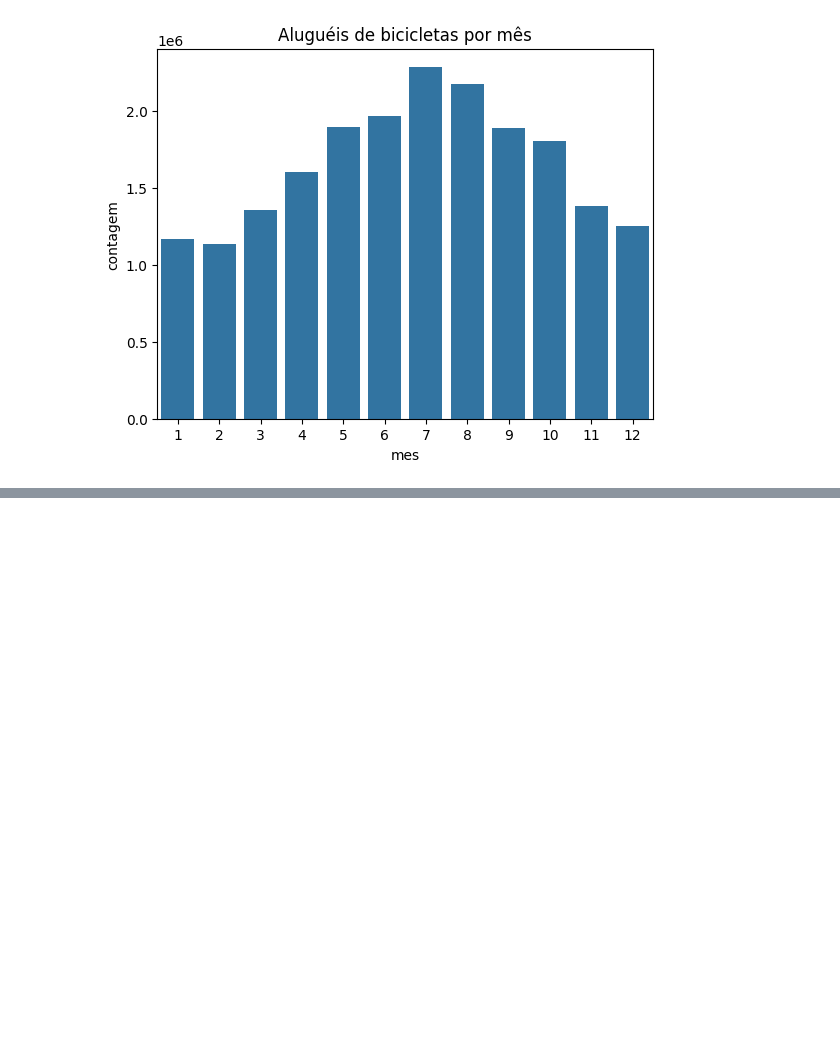
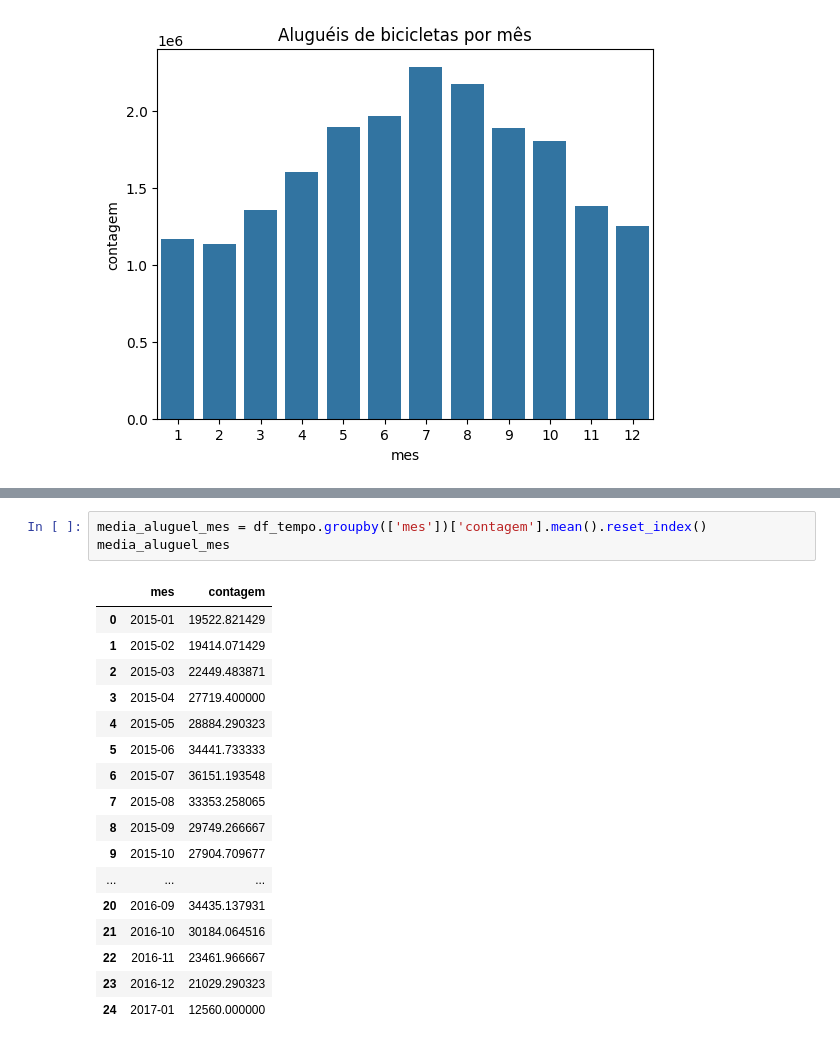
Before and after one commit to juliogazoli/alura-data-science-python-analisando-e-prevendo-series-temporais, a Jupyter notebook: atividades.ipynb, the cells around one changed output, grey strips where cells are left out. Saved outputs shown, nothing was run; the diff lists cells and outputs as text; blank space fills up the shorter version.

```diff
--- a/atividades.ipynb
+++ b/atividades.ipynb
@@ -469,0 +489,21 @@ plt.show()
+# %%
+media_aluguel_mes = df_tempo.groupby(['mes'])['contagem'].mean().reset_index()
+media_aluguel_mes
+# %% [output]
+|  | mes | contagem |
+| 0 | 2015-01 | 19522.821429 |
+| 1 | 2015-02 | 19414.071429 |
+| 2 | 2015-03 | 22449.483871 |
+| 3 | 2015-04 | 27719.400000 |
+| 4 | 2015-05 | 28884.290323 |
+| 5 | 2015-06 | 34441.733333 |
+| 6 | 2015-07 | 36151.193548 |
+| 7 | 2015-08 | 33353.258065 |
+| 8 | 2015-09 | 29749.266667 |
+| 9 | 2015-10 | 27904.709677 |
+| ... | ... | ... |
+| 20 | 2016-09 | 34435.137931 |
+| 21 | 2016-10 | 30184.064516 |
+| 22 | 2016-11 | 23461.966667 |
+| 23 | 2016-12 | 21029.290323 |
+| 24 | 2017-01 | 12560.000000 |
```
Also changed, not shown: parts of 3 cells of this notebook.
